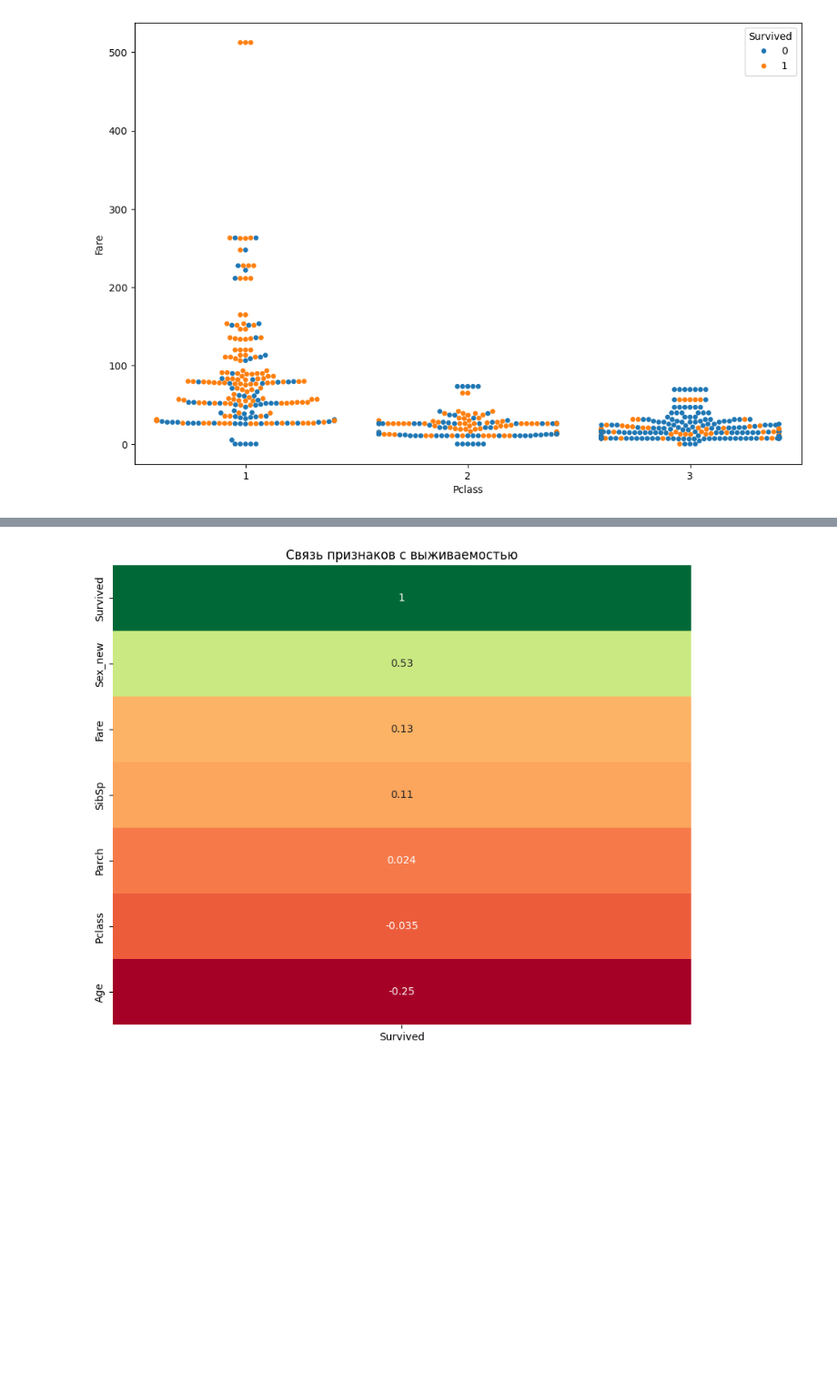
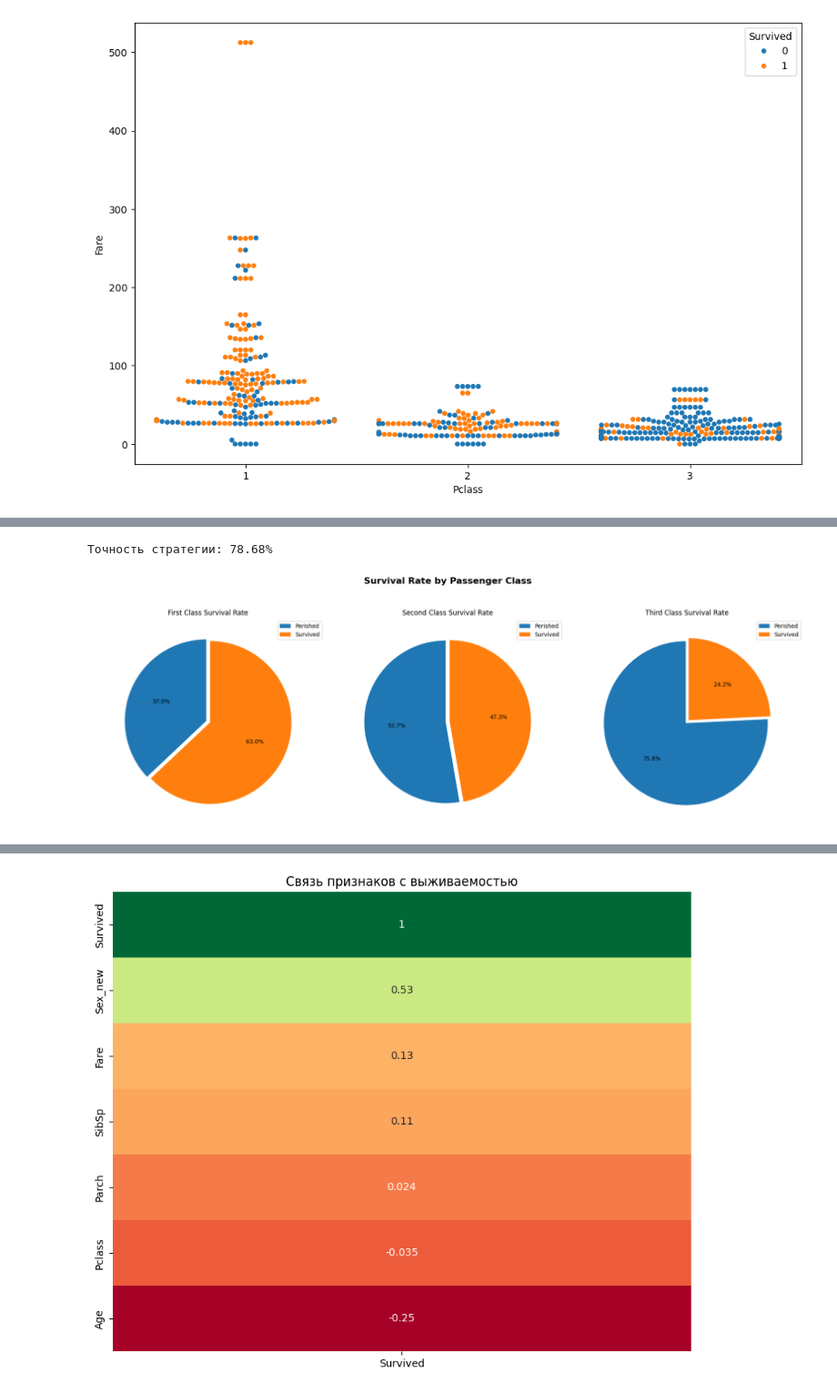
Before and after one commit to AndrewKr123/Ml, a Jupyter notebook: notebooks/titanic.ipynb, the cells around one changed output, grey strips where cells are left out. Shown at 91% size. Cells and saved outputs as stored; diff of their text form; code cells hidden in the pictures; blank space fills up the shorter version.

```diff
--- a/notebooks/titanic.ipynb
+++ b/notebooks/titanic.ipynb
@@ -60,0 +88,42 @@ train.select_dtypes(include=['number']).groupby("Survived").mean()
+# %%
+women = train[train['Sex'] == 'female']
+men = train[train['Sex'] == 'male']
+
+women_survived = women[women['Survived'] == 1].shape[0]
+women_total = women.shape[0]
+
+men_died = men[men['Survived'] == 0].shape[0]
+men_total = men.shape[0]
+
+correct_predictions = women_survived + men_died
+total_passengers = train.shape[0]
+
+accuracy = correct_predictions / total_passengers * 100
+print(f"Точность стратегии: {accuracy:.2f}%")
+# %% [output]
+Точность стратегии: 78.68%
+# %%
+
+classes = {
+    1: "First Class",
+    2: "Second Class",
+    3: "Third Class"
+}
+
+
+fig, axes = plt.subplots(1, 3, figsize=(18, 6))
+
+
+for i, (pclass, title) in enumerate(classes.items()):
+    data = train[train['Pclass'] == pclass].Survived.groupby(train.Survived).count()
+    axes[i].pie(data, explode=[0, 0.05], autopct='%1.1f%%', startangle=90)
+    axes[i].axis('equal')
+    axes[i].set_title(f"{title} Survival Rate", fontsize=12)
+    axes[i].legend(["Perished", "Survived"], loc='best')
+
+fig.suptitle('Survival Rate by Passenger Class', fontsize=16, fontweight='bold', y=1.05)
+
+plt.tight_layout()
+plt.show()
+# %% [output]
+[figure, added]
```
Also changed, not shown: parts of 20 cells of this notebook.
